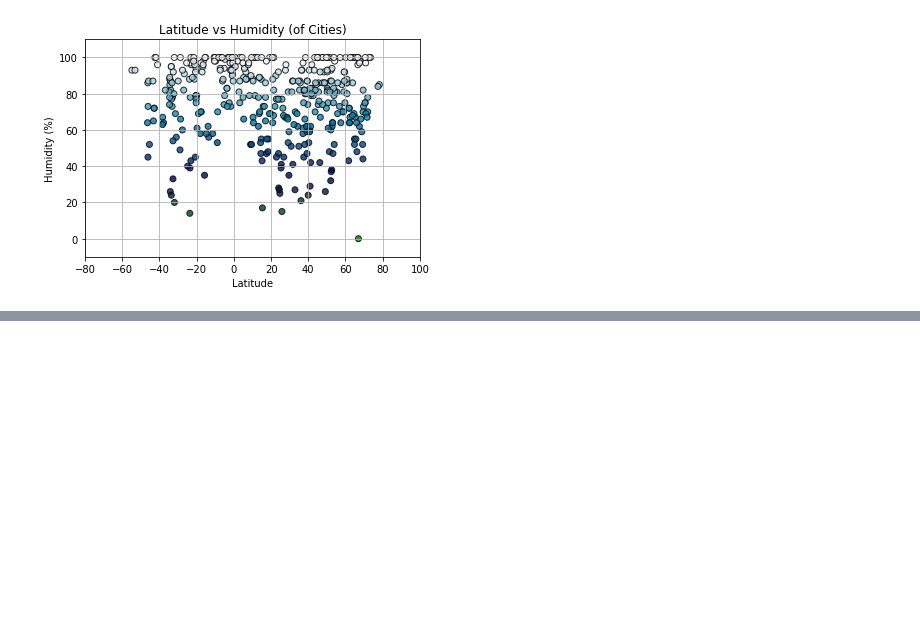
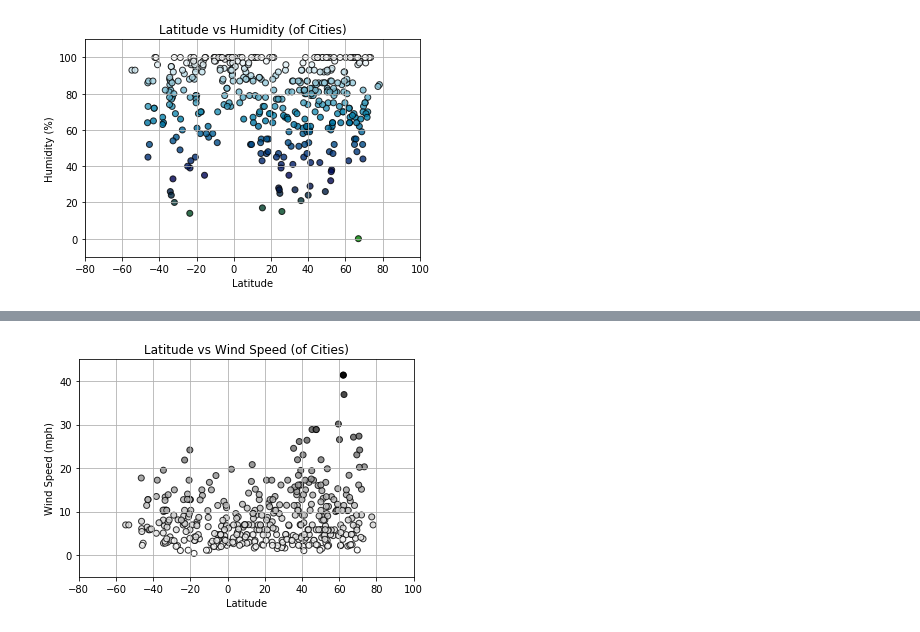
Before and after one commit to ovaispatoli/WeatherPy, a Jupyter notebook: WeatherPy.ipynb, the cells around one changed output, grey strips where cells are left out. Drawn from its saved outputs; the diff is of its cells as text; code cells hidden in the pictures; blank space fills up the shorter version.

```diff
--- a/WeatherPy.ipynb
+++ b/WeatherPy.ipynb
@@ -302,0 +301,26 @@ plt.show()
+# %%
+#Wind speed and Latitude
+plt.scatter(weather_data_df['Latitude'],
+            weather_data_df['Wind Speed (mph)'],
+            #Set color to Cloudiness data to signify Humidity for each city
+            c=weather_data_df["Wind Speed (mph)"],
+            edgecolor="black", linewidths=1, marker="o",
+            cmap="gist_yarg", alpha=0.8, label="City" )
+
+#Set parameters
+plt.grid(True)
+plt.xlim([-80,100])
+plt.ylim([-5,45])
+
+#Set Axis Labels and Titles
+plt.xlabel("Latitude")
+plt.ylabel("Wind Speed (mph)")
+plt.title("Latitude vs Wind Speed (of Cities)")
+
+#Save figure
+plt.savefig("../WeatherPy/Files/Images/LatitudevsWind.png")
+
+#Show the plot
+plt.show()
+# %% [output]
+[figure, added]
```
Also changed, not shown: parts of 3 cells of this notebook, 2 other files.
